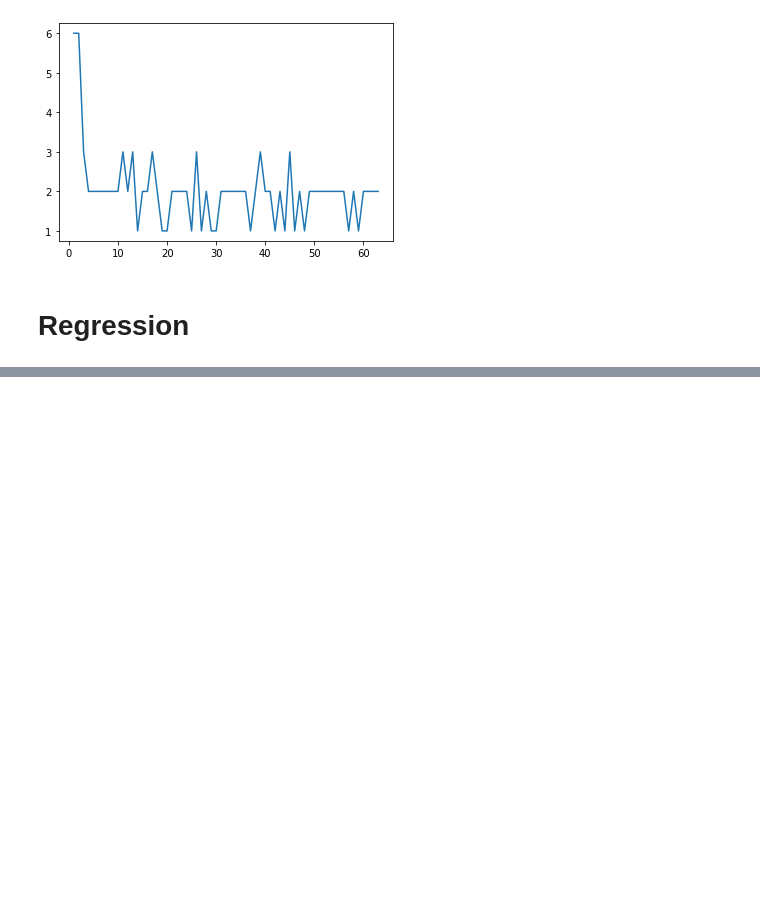
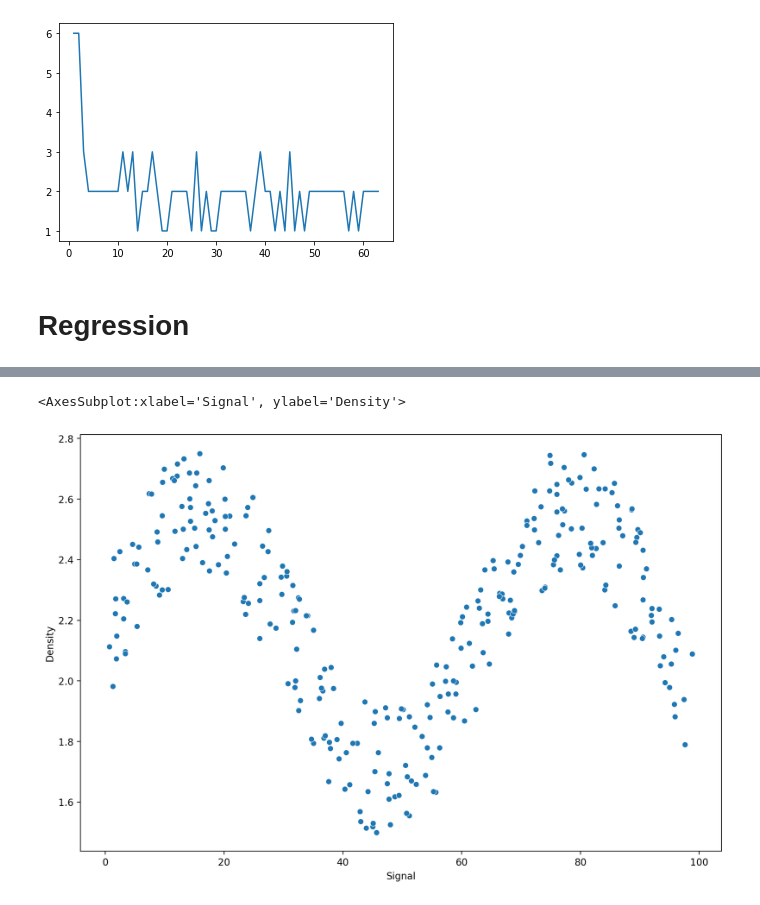
Before and after one commit to ravi0531rp/DataScienceComplete, a Jupyter notebook: Data_Science_ML_Based/012. Random Forests.ipynb, the cells around one changed output, grey strips where cells are left out. Saved outputs shown, nothing was run; the diff lists cells and outputs as text; code cells hidden in the pictures; blank space fills up the shorter version.

```diff
--- a/Data_Science_ML_Based/012. Random Forests.ipynb
+++ b/Data_Science_ML_Based/012. Random Forests.ipynb
@@ -312,0 +358,6 @@ plt.plot(range(1,64),misclassifications)
+# %%
+plt.figure(figsize=(12,8),dpi=200)
+sns.scatterplot(x='Signal',y='Density',data=df)
+# %% [output]
+<AxesSubplot:xlabel='Signal', ylabel='Density'>
+[figure, added]
```
Also changed, not shown: parts of 12 cells of this notebook, 1 other file.
